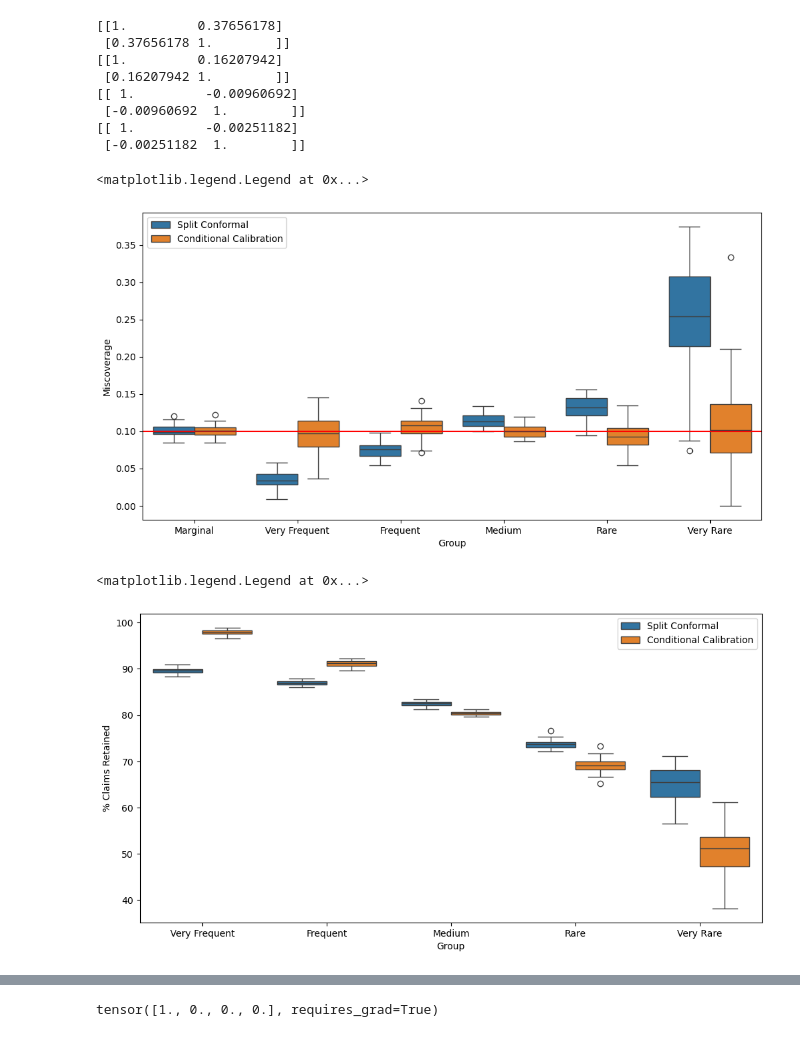
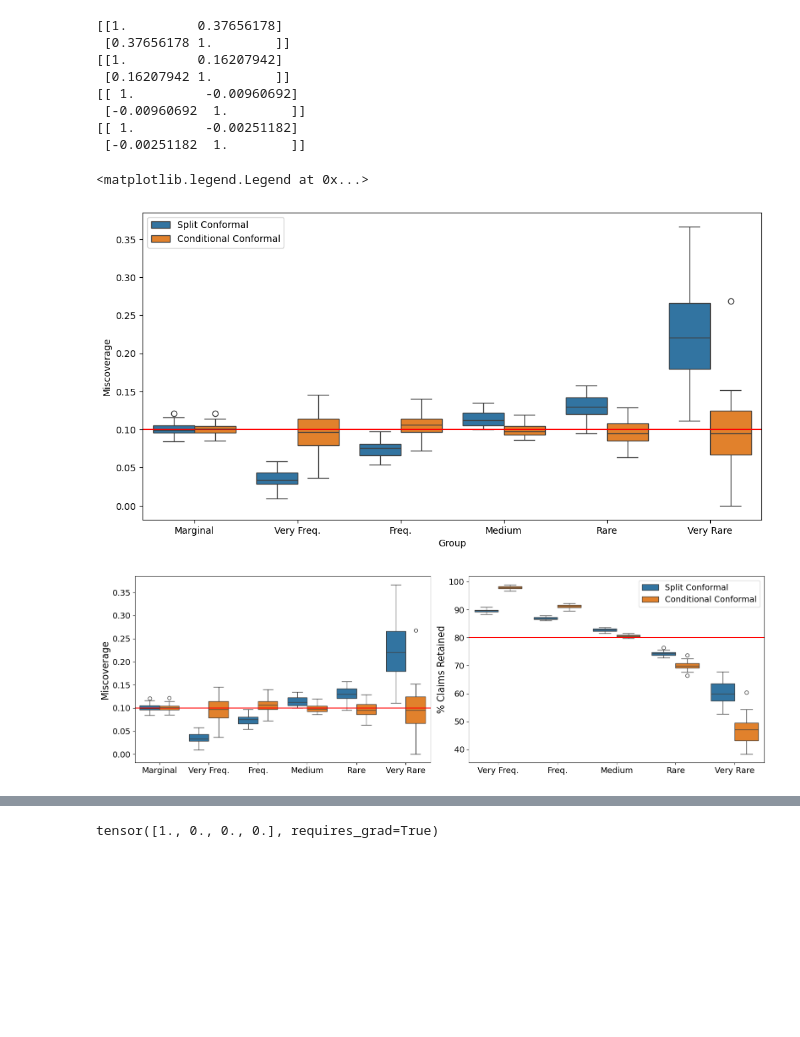
Before and after one commit to jjcherian/conformal-safety, a Jupyter notebook: notebooks/factscore_experiment.ipynb, the cells around one changed output, grey strips where cells are left out. Cells and saved outputs as stored; diff of their text form; code cells hidden in the pictures; blank space fills up the shorter version.

```diff
--- a/notebooks/factscore_experiment.ipynb
+++ b/notebooks/factscore_experiment.ipynb
@@ -116,11 +118,18 @@ names_to_keep = [p.split('about')[-1].strip()[:-1] for p in prompts_to_keep]
 metadata = metadata.set_index("Name")
 metadata = metadata.loc[names_to_keep].reset_index()
 
+metadata.loc[663, "count_bins"] = "Very Rare"
+metadata.loc[663, "Views"] = 0
+
+bins = [0, 100, 1000, 10000, 100000, np.inf]
+names = ['Very Rare', 'Rare', 'Medium', 'Frequent', 'Very Frequent']
+
+metadata['count_bins'] = pd.cut(metadata['Views'], bins, labels=names)
+
 frequencies_arr = [frequencies[p] for p in prompts_to_keep]
 selfevals_arr = [selfevals[p] for p in prompts_to_keep]
 annotations_arr = [np.asarray([af["is_supported"] for af in dat["atomic_facts"]]) for dat in dataset]
 
-
 print(len(frequencies_arr), len(selfevals_arr), len(metadata), len(dataset), len(annotations_arr))
 # %% [output]
 8474 8474 8474 8474 8474
@@ -315,55 +327,72 @@ names = ["Marginal"] + continent_names.tolist() + freq_names.tolist()
 indices_to_plot = [0, -5, -4, -3, -2, -1]
 
 names = [names[i] for i in indices_to_plot]
+names[-5] = "Very Freq."
+names[-4] = "Freq."
 df1 = pd.DataFrame(1 - all_covs_mh[:,indices_to_plot], columns=names)
 df2 = pd.DataFrame(1 - all_covs[:,indices_to_plot], columns=names)
 
 # Add a column to identify the method
 df1['Method'] = 'Split Conformal'
-df2['Method'] = 'Conditional Calibration'
+df2['Method'] = 'Conditional Conformal'
 
 # Combine the DataFrames
 df = pd.concat([df1, df2])
 
 # Melt the combined DataFrame
-df_melted = df.melt(id_vars='Method', var_name='Group', value_name='Miscoverage')
+df_melted_cov = df.melt(id_vars='Method', var_name='Group', value_name='Miscoverage')
 
 # Create the boxplot
 plt.figure(figsize=(12, 6))
-sns.boxplot(x='Group', y='Miscoverage', hue='Method', data=df_melted)
+sns.boxplot(x='Group', y='Miscoverage', hue='Method', data=df_melted_cov)
 plt.axhline(0.1, color='red')
 # Customize the plot
 plt.legend()
+# plt.savefig("figures/factscore_coverage_comparison.pdf")
 # %% [output]
 <matplotlib.legend.Legend at 0x...>
-[figure, old version]
+[figure, new version]
 # %%
 # Create a DataFrame for each method
 names = ["Marginal"] + continent_names.tolist() + freq_names.tolist()
 indices_to_plot = [-5, -4, -3, -2, -1]
 
 names = [names[i] for i in indices_to_plot]
+names[-5] = "Very Freq."
+names[-4] = "Freq."
 df1 = pd.DataFrame(all_claims_mh[:,indices_to_plot] * 100, columns=names)
 df2 = pd.DataFrame(all_claims[:,indices_to_plot] * 100, columns=names)
 
 # Add a column to identify the method
 df1['Method'] = 'Split Conformal'
-df2['Method'] = 'Conditional Calibration'
+df2['Method'] = 'Conditional Conformal'
 
 # Combine the DataFrames
 df = pd.concat([df1, df2])
 
 # Melt the combined DataFrame
-df_melted = df.melt(id_vars='Method', var_name='Group', value_name='% Claims Retained')
+df_melted_claim = df.melt(id_vars='Method', var_name='Group', value_name='% Claims Retained')
 
 # Create the boxplot
-plt.figure(figsize=(12, 6))
-sns.boxplot(x='Group', y='% Claims Retained', hue='Method', data=df_melted)
+fig, (ax1, ax2) = plt.subplots(1, 2, figsize=(16, 5))
+plot_ = sns.boxplot(x='Group', y='Miscoverage', hue='Method', data=df_melted_cov, ax=ax1, legend=False)
+ax1.axhline(0.1, color='red')
+ax1.set_xlabel("")
+ax1.set_ylabel("Miscoverage", fontsize=16)
+ax1.tick_params(axis='both', which='major', labelsize=14)
+
+sns.boxplot(x='Group', y='% Claims Retained', hue='Method', data=df_melted_claim, ax=ax2)
+ax2.legend(title="", fontsize=14)
+ax2.set_xlabel("")
+ax2.axhline(80, color='red')
+ax2.set_ylabel("% Claims Retained", fontsize=16)
+ax2.tick_params(axis='both', which='major', labelsize=14)
 # Customize the plot
-plt.legend()
+# plt.legend()
+plt.tight_layout()
+plt.savefig("figures/factscore_claim_cov_comparison.pdf")
 # %% [output]
-<matplotlib.legend.Legend at 0x...>
-[figure, old version]
+[figure, new version]
 # %%
 ## now I should try to estimate the alpha at which the conditional conformal method retains 70% of the claims
 rng = np.random.default_rng(seed=0)
```
Also changed, not shown: parts of 16 cells of this notebook, 25 other files.
